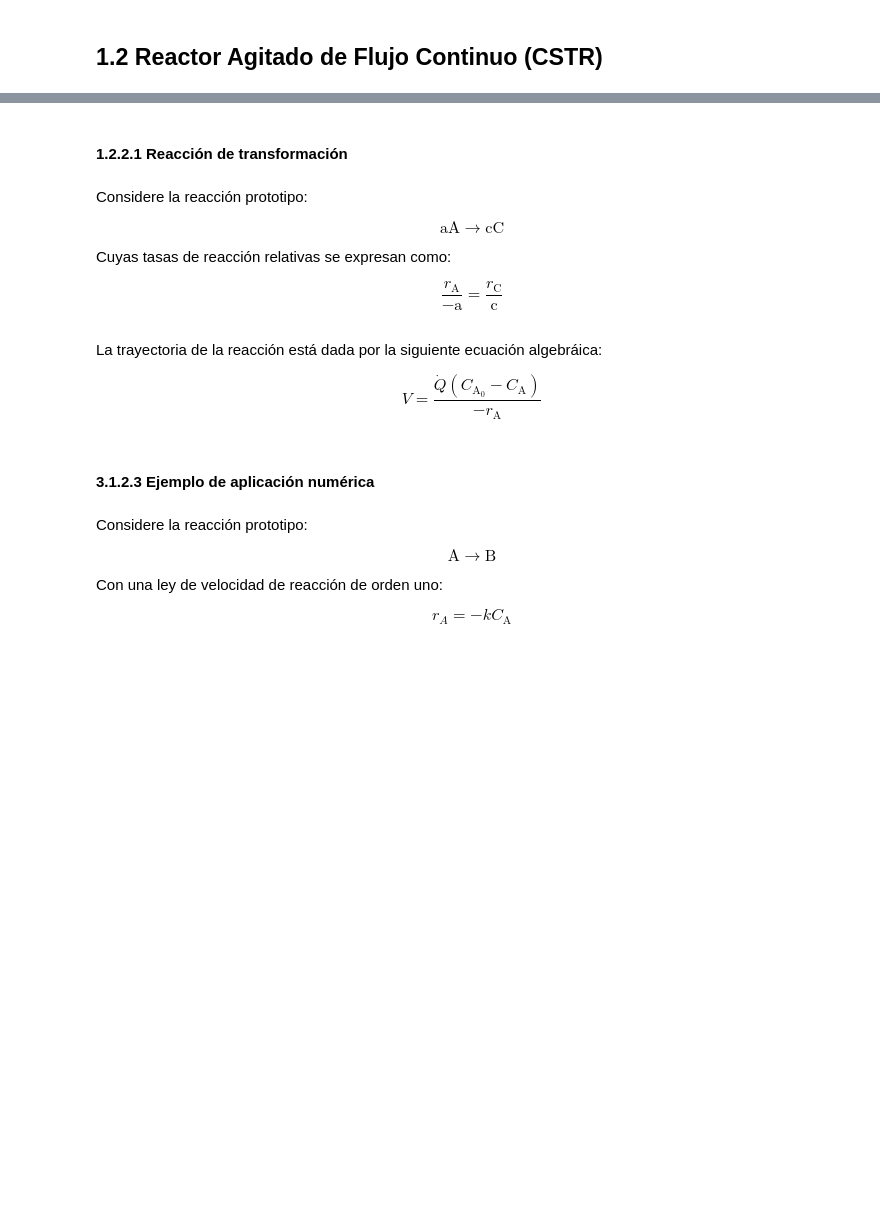
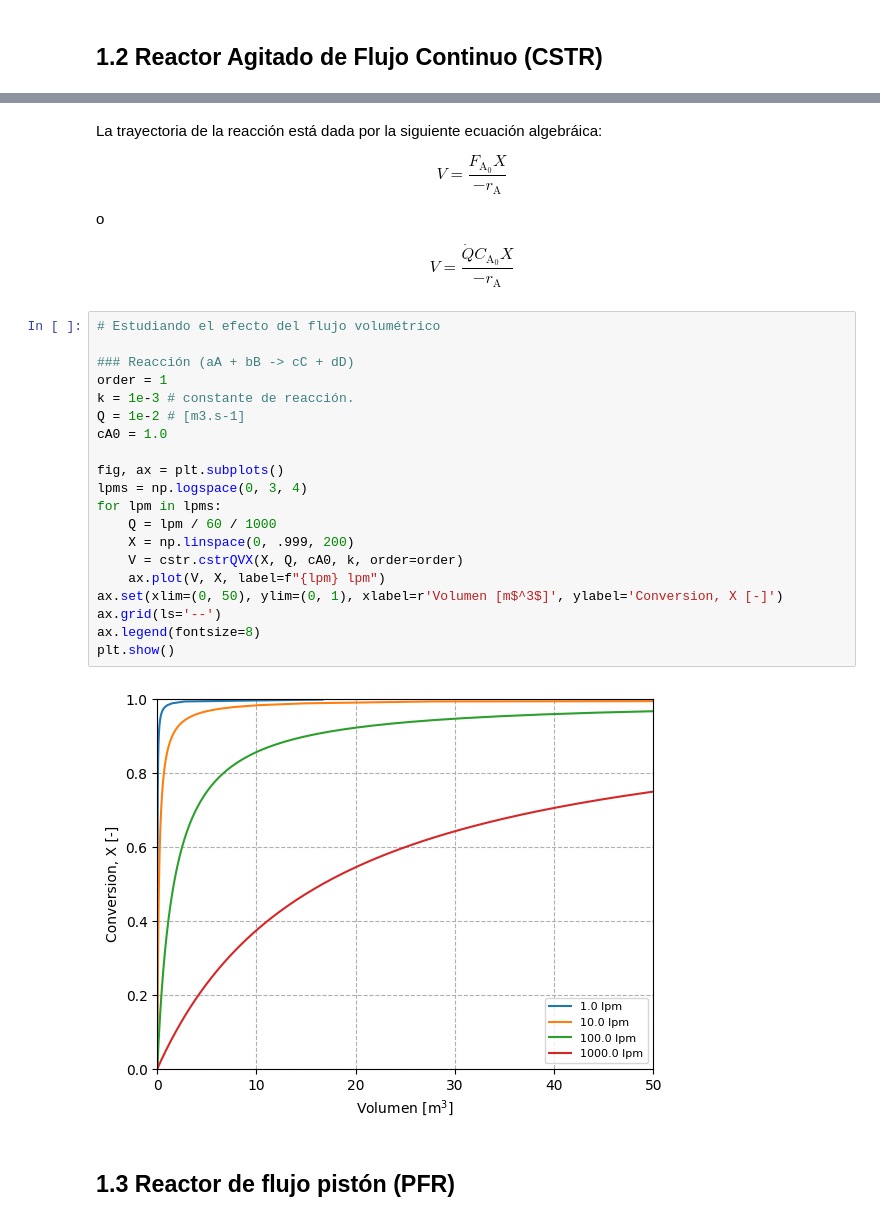
Before and after one commit to eicastroc/Kin_Cinvestav_IngMetalurgica, a Jupyter notebook: 03_Reactores/01a_reactoresIdeales.ipynb, the cells around one changed output, grey strips where cells are left out. Cells and saved outputs as stored; diff of their text form; blank space fills up the shorter version.

Commit message:
added custom functions for demonstration of ideal br, cstr and pfr

```diff
--- a/03_Reactores/01a_reactoresIdeales.ipynb
+++ b/03_Reactores/01a_reactoresIdeales.ipynb
@@ -524,24 +156,32 @@ plt.show()
-# %% [markdown]
-#### 1.2.2.1 Reacción de transformación
-# %% [markdown]
-Considere la reacción prototipo:
-
-$$\mathrm{aA \longrightarrow cC}$$
-
-Cuyas tasas de reacción relativas se expresan como:
-
-$$\frac{r_{\mathrm{A}}}{-\mathrm{a}} = \frac{r_{\mathrm{C}}}{\mathrm{c}}$$
 # %% [markdown]
 La trayectoria de la reacción está dada por la siguiente ecuación algebráica:
 
-$$V = \frac{\dot{Q} (C_{\mathrm{A_0}} - C_{\mathrm{A}})}{-r_{\mathrm{A}}}$$
+$$V = \frac{F_{\mathrm{A}_0} X}{-r_{\mathrm{A}}}$$
+
+o
+
+$$V = \frac{\dot{Q} C_{\mathrm{A}_0} X}{-r_{\mathrm{A}}}$$
-# %% [markdown]
-#### 3.1.2.3 Ejemplo de aplicación numérica
-# %% [markdown]
-Considere la reacción prototipo:
-
-$$\mathrm{A \longrightarrow B}$$
-
-Con una ley de velocidad de reacción de orden uno:
-
-$$r_{A} = -k C_{\mathrm{A}}$$
+# %%
+# Estudiando el efecto del flujo volumétrico
+
+### Reacción (aA + bB -> cC + dD)
+order = 1
+k = 1e-3 # constante de reacción.
+Q = 1e-2 # [m3.s-1]
+cA0 = 1.0
+
+fig, ax = plt.subplots()
+lpms = np.logspace(0, 3, 4)
+for lpm in lpms:
+    Q = lpm / 60 / 1000
+    X = np.linspace(0, .999, 200)
+    V = cstr.cstrQVX(X, Q, cA0, k, order=order)
+    ax.plot(V, X, label=f"{lpm} lpm")
+ax.set(xlim=(0, 50), ylim=(0, 1), xlabel=r'Volumen [m$^3$]', ylabel='Conversion, X [-]')
+ax.grid(ls='--')
+ax.legend(fontsize=8)
+plt.show()
+# %% [output]
+[figure, added]
+# %% [markdown]
+## 1.3 Reactor de flujo pistón (PFR)
```
Also changed, not shown: parts of 58 cells of this notebook, 7 other files.
